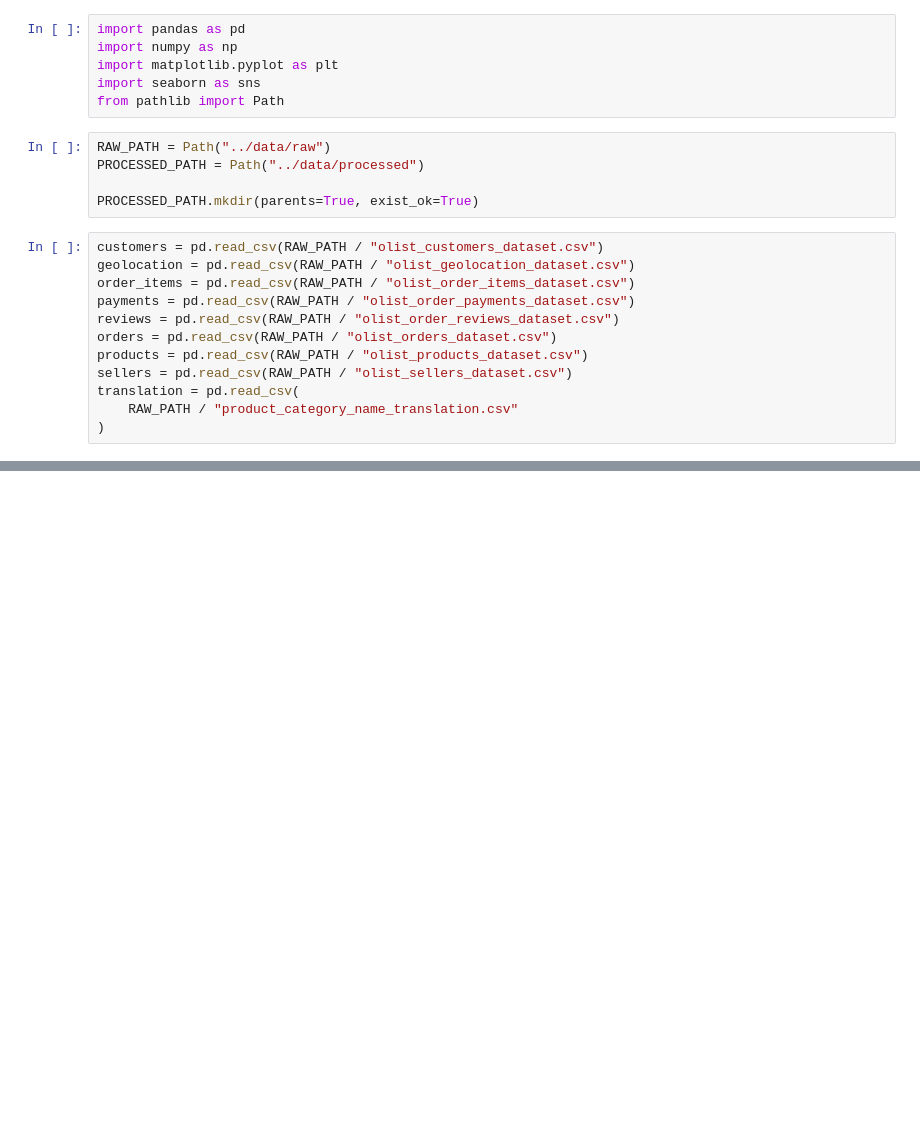
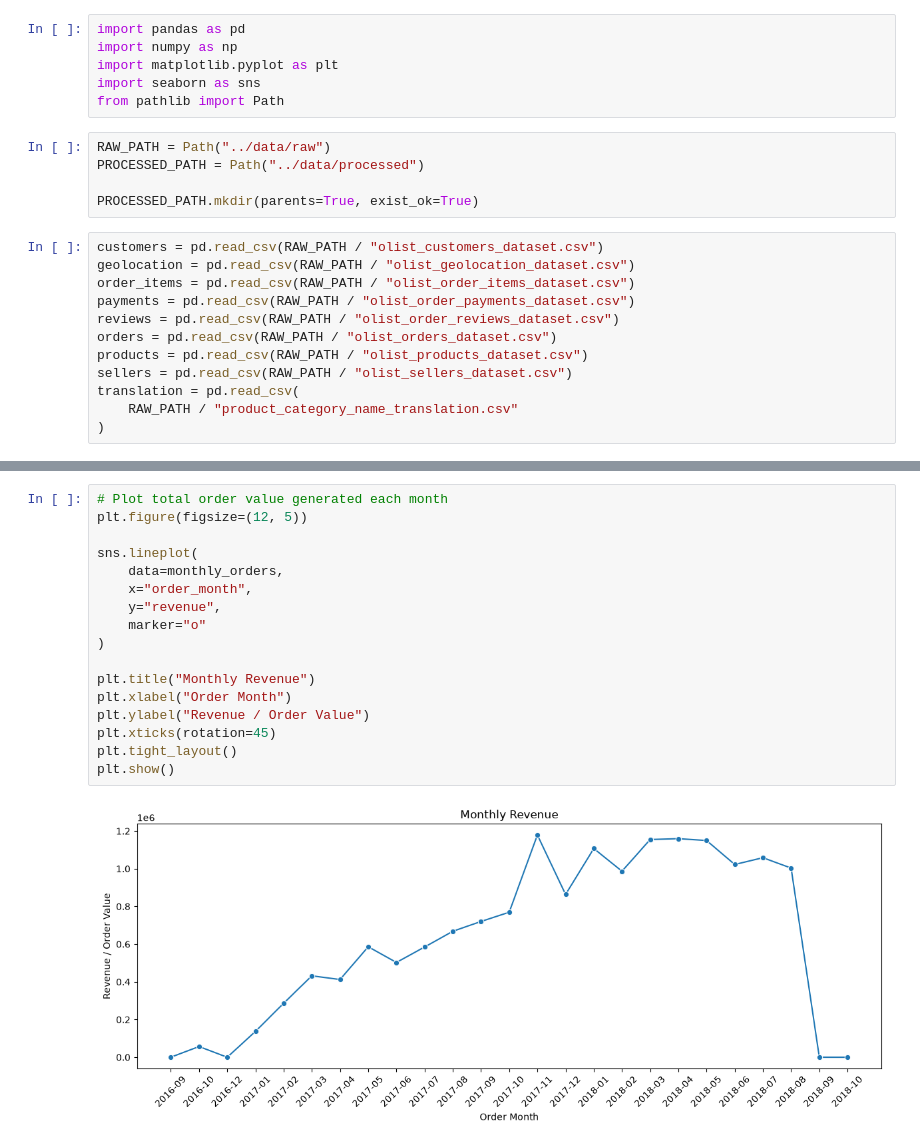
Before and after one commit to Mukul9560/Ecommerce-Business-Intelligence, a Jupyter notebook: notebooks/2.Cleaning_EDA.ipynb, the cells around one changed output, grey strips where cells are left out. Cells and saved outputs as stored; diff of their text form; blank space fills up the shorter version.

```diff
--- a/notebooks/2.Cleaning_EDA.ipynb
+++ b/notebooks/2.Cleaning_EDA.ipynb
@@ -52,0 +869,19 @@ translation     Rows: 71 | Columns: 2
+# %%
+# Plot total order value generated each month
+plt.figure(figsize=(12, 5))
+
+sns.lineplot(
+    data=monthly_orders,
+    x="order_month",
+    y="revenue",
+    marker="o"
+)
+
+plt.title("Monthly Revenue")
+plt.xlabel("Order Month")
+plt.ylabel("Revenue / Order Value")
+plt.xticks(rotation=45)
+plt.tight_layout()
+plt.show()
+# %% [output]
+[figure, added]
```
Also changed, not shown: parts of 102 cells of this notebook, 7 other files.
